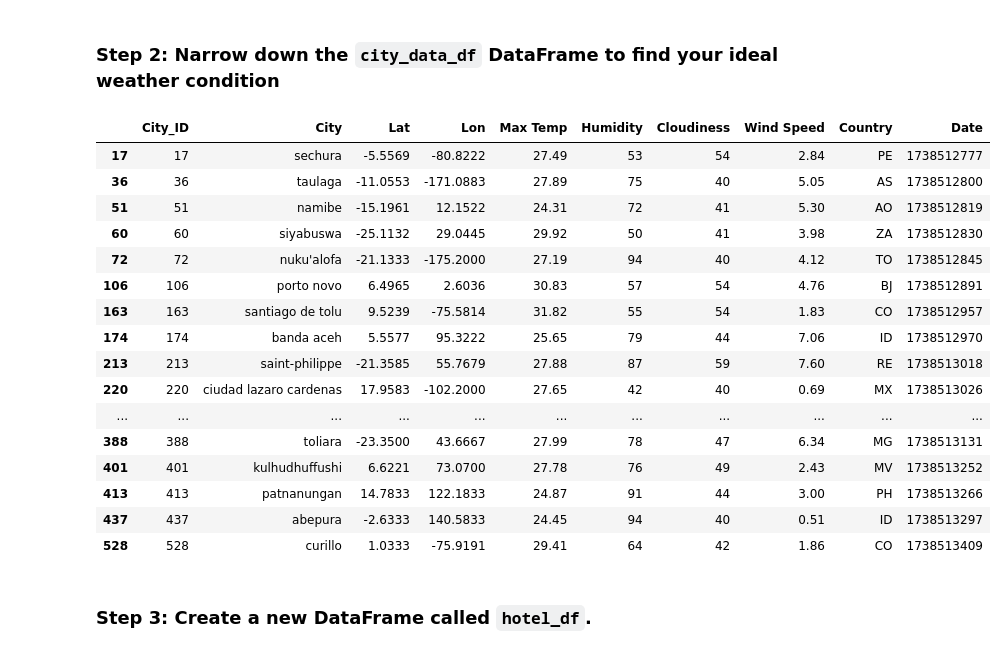
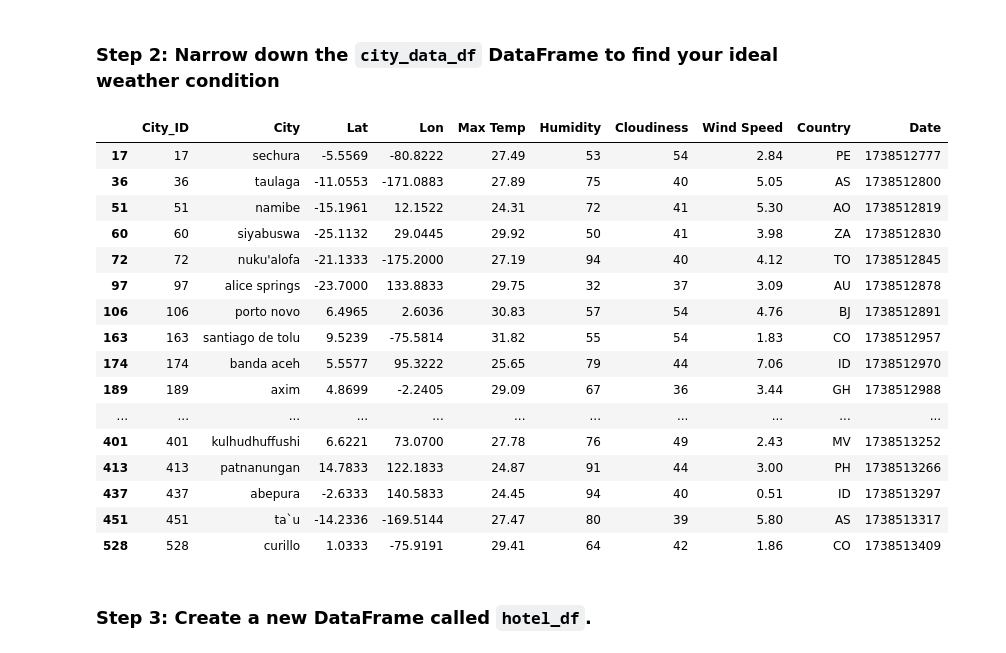
Before and after one commit to sarahryan0413/python-api-challenge, a Jupyter notebook: Notebooks/VacationPy.ipynb, the cells around one changed output. Saved outputs shown, nothing was run; the diff lists cells and outputs as text; code cells hidden in the pictures.

```diff
--- a/Notebooks/VacationPy.ipynb
+++ b/Notebooks/VacationPy.ipynb
@@ -55,33 +56,33 @@ map_plot_1
 # %%
 # Narrow down cities that fit criteria and drop any results with null values
 
 # I do not enjoy temperatures that are too hot or too cold, but I do live in Minneapolis, so some warmth and sunshine are desired.
 # I am going to use a range of 24 to 32 for temperature and some cloud coverage 40 to 60.
 ideal_weather_condition = city_data_df[(city_data_df["Max Temp"] >= 24) & (city_data_df["Max Temp"] <= 32) &
-                                       (city_data_df["Cloudiness"] >= 40) & (city_data_df["Cloudiness"] <= 60)]
+                                       (city_data_df["Cloudiness"] >= 35) & (city_data_df["Cloudiness"] <= 65)]
 
 # Drop any rows with null values
 ideal_weather_condition = ideal_weather_condition.dropna()
 
 # Display sample data
 ideal_weather_condition
 # %% [output]
 |  | City_ID | City | Lat | Lon | Max Temp | Humidity | Cloudiness | Wind Speed | Country | Date |
 | 17 | 17 | sechura | -5.5569 | -80.8222 | 27.49 | 53 | 54 | 2.84 | PE | 1738512777 |
 | 36 | 36 | taulaga | -11.0553 | -171.0883 | 27.89 | 75 | 40 | 5.05 | AS | 1738512800 |
 | 51 | 51 | namibe | -15.1961 | 12.1522 | 24.31 | 72 | 41 | 5.30 | AO | 1738512819 |
 | 60 | 60 | siyabuswa | -25.1132 | 29.0445 | 29.92 | 50 | 41 | 3.98 | ZA | 1738512830 |
 | 72 | 72 | nuku'alofa | -21.1333 | -175.2000 | 27.19 | 94 | 40 | 4.12 | TO | 1738512845 |
+| 97 | 97 | alice springs | -23.7000 | 133.8833 | 29.75 | 32 | 37 | 3.09 | AU | 1738512878 |
 | 106 | 106 | porto novo | 6.4965 | 2.6036 | 30.83 | 57 | 54 | 4.76 | BJ | 1738512891 |
 | 163 | 163 | santiago de tolu | 9.5239 | -75.5814 | 31.82 | 55 | 54 | 1.83 | CO | 1738512957 |
 | 174 | 174 | banda aceh | 5.5577 | 95.3222 | 25.65 | 79 | 44 | 7.06 | ID | 1738512970 |
-| 213 | 213 | saint-philippe | -21.3585 | 55.7679 | 27.88 | 87 | 59 | 7.60 | RE | 1738513018 |
-| 220 | 220 | ciudad lazaro cardenas | 17.9583 | -102.2000 | 27.65 | 42 | 40 | 0.69 | MX | 1738513026 |
+| 189 | 189 | axim | 4.8699 | -2.2405 | 29.09 | 67 | 36 | 3.44 | GH | 1738512988 |
 | ... | ... | ... | ... | ... | ... | ... | ... | ... | ... | ... |
-| 388 | 388 | toliara | -23.3500 | 43.6667 | 27.99 | 78 | 47 | 6.34 | MG | 1738513131 |
 | 401 | 401 | kulhudhuffushi | 6.6221 | 73.0700 | 27.78 | 76 | 49 | 2.43 | MV | 1738513252 |
 | 413 | 413 | patnanungan | 14.7833 | 122.1833 | 24.87 | 91 | 44 | 3.00 | PH | 1738513266 |
 | 437 | 437 | abepura | -2.6333 | 140.5833 | 24.45 | 94 | 40 | 0.51 | ID | 1738513297 |
+| 451 | 451 | ta`u | -14.2336 | -169.5144 | 27.47 | 80 | 39 | 5.80 | AS | 1738513317 |
 | 528 | 528 | curillo | 1.0333 | -75.9191 | 29.41 | 64 | 42 | 1.86 | CO | 1738513409 |
 # %% [markdown]
 ### Step 3: Create a new DataFrame called `hotel_df`.
```
Also changed, not shown: parts of 4 cells of this notebook.
